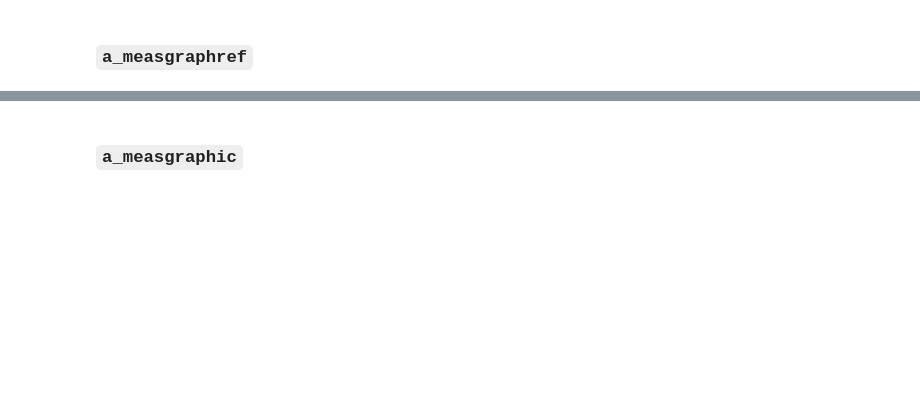
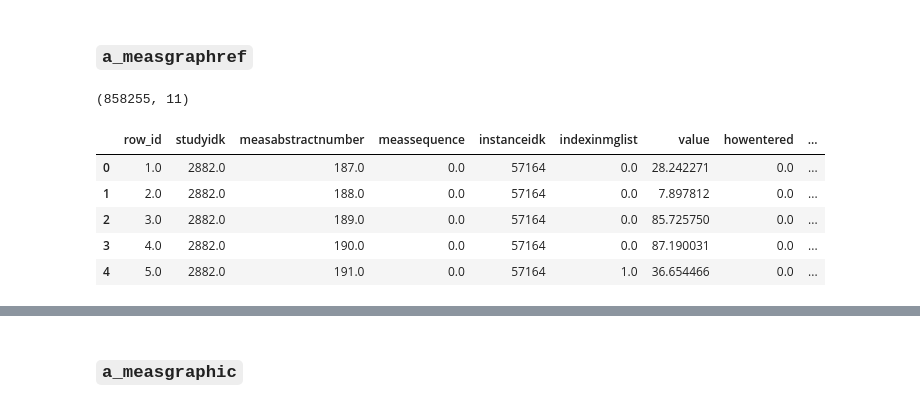
Before and after one commit to dssg/usal_echo_public, a Jupyter notebook: notebooks/20190702_YN_measurement_eda.ipynb, the cells around one changed output, grey strips where cells are left out. Saved outputs shown, nothing was run; the diff lists cells and outputs as text; code cells hidden in the pictures; blank space fills up the shorter version.

```diff
--- a/notebooks/20190702_YN_measurement_eda.ipynb
+++ b/notebooks/20190702_YN_measurement_eda.ipynb
@@ -13,3 +13,7 @@ from d01_data.db import read_table
+# %%
+path = get_db_config_path()
+conf = get_db_config(path)
+conn = get_sqlalchemy_connection(conf)
 # %%
 N_BINS = 20
 # %% [markdown]
@@ -31,9 +43,17 @@ measurement_abstract_rpt_df['unitname'] = measurement_abstract_rpt_df['unitname'
 # %% [markdown]
 ### `a_measgraphref`
 # %%
-measgraphref_df = read_table('a_measgraphref')
+measgraphref_df = read_table(conn, 'a_measgraphref')
 print(measgraphref_df.shape)
 measgraphref_df.head()
+# %% [output]
+(858255, 11)
+|  | row_id | studyidk | measabstractnumber | meassequence | instanceidk | indexinmglist | value | howentered | ... |
+| 0 | 1.0 | 2882.0 | 187.0 | 0.0 | 57164 | 0.0 | 28.242271 | 0.0 | ... |
+| 1 | 2.0 | 2882.0 | 188.0 | 0.0 | 57164 | 0.0 | 7.897812 | 0.0 | ... |
+| 2 | 3.0 | 2882.0 | 189.0 | 0.0 | 57164 | 0.0 | 85.725750 | 0.0 | ... |
+| 3 | 4.0 | 2882.0 | 190.0 | 0.0 | 57164 | 0.0 | 87.190031 | 0.0 | ... |
+| 4 | 5.0 | 2882.0 | 191.0 | 0.0 | 57164 | 1.0 | 36.654466 | 0.0 | ... |
 # %%
 # Drop fields with unknown descriptions in Xcelera documentation
 measgraphref_df = measgraphref_df.drop("srinstanceidk", axis="columns")
```
Also changed, not shown: parts of 73 cells of this notebook, 1 other file.
